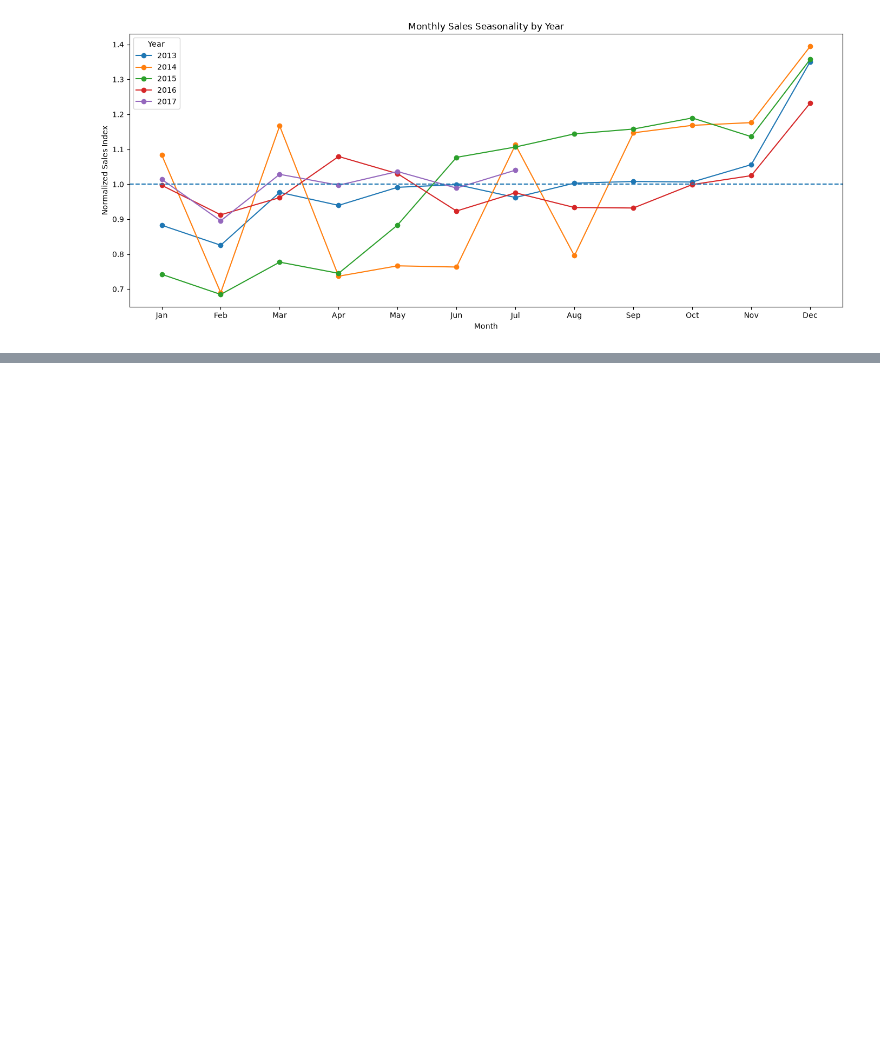
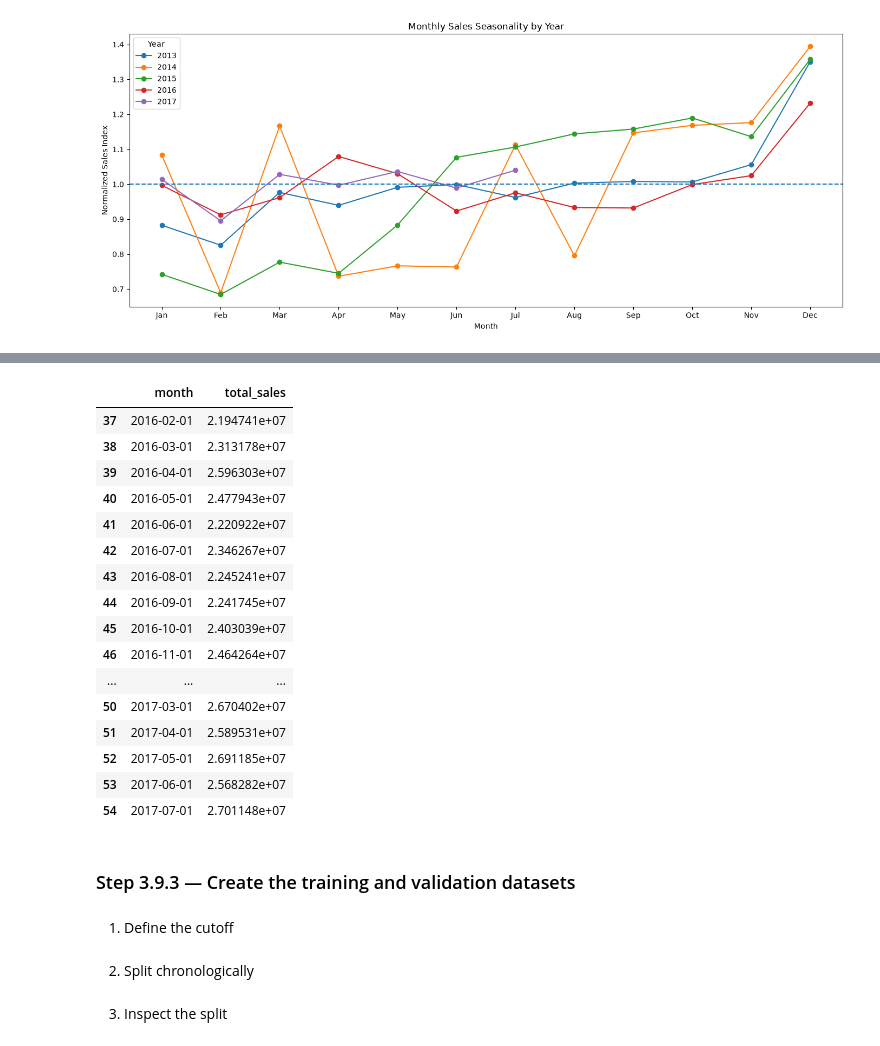
Before and after one commit to Abu-Hozaifa-Retail-Analyst/retail-sales-forecasting, a Jupyter notebook: notebooks/01_data_quality/02_initial_data_profiling.ipynb, the cells around one changed output, grey strips where cells are left out. Saved outputs shown, nothing was run; the diff lists cells and outputs as text; code cells hidden in the pictures; blank space fills up the shorter version.

Commit message:
docs: define chronological forecasting validation protocol

```diff
--- a/notebooks/01_data_quality/02_initial_data_profiling.ipynb
+++ b/notebooks/01_data_quality/02_initial_data_profiling.ipynb
@@ -8259,0 +8301,26 @@ plt.show()
+# %%
+monthly_ts[
+    ["month", "total_sales"]
+].tail(18)
+# %% [output]
+|  | month | total_sales |
+| 37 | 2016-02-01 | 2.194741e+07 |
+| 38 | 2016-03-01 | 2.313178e+07 |
+| 39 | 2016-04-01 | 2.596303e+07 |
+| 40 | 2016-05-01 | 2.477943e+07 |
+| 41 | 2016-06-01 | 2.220922e+07 |
+| 42 | 2016-07-01 | 2.346267e+07 |
+| 43 | 2016-08-01 | 2.245241e+07 |
+| 44 | 2016-09-01 | 2.241745e+07 |
+| 45 | 2016-10-01 | 2.403039e+07 |
+| 46 | 2016-11-01 | 2.464264e+07 |
+| ... | ... | ... |
+| 50 | 2017-03-01 | 2.670402e+07 |
+| 51 | 2017-04-01 | 2.589531e+07 |
+| 52 | 2017-05-01 | 2.691185e+07 |
+| 53 | 2017-06-01 | 2.568282e+07 |
+| 54 | 2017-07-01 | 2.701148e+07 |
+# %% [markdown]
+### Step 3.9.3 — Create the training and validation datasets
+# %% [markdown]
+1. Define the cutoff
@@ -8259,0 +8332,2 @@ plt.show()
+# %% [markdown]
+2. Split chronologically
@@ -8259,0 +8343,2 @@ plt.show()
+# %% [markdown]
+3. Inspect the split
```
Also changed, not shown: parts of 10 cells of this notebook, 1 other file.
